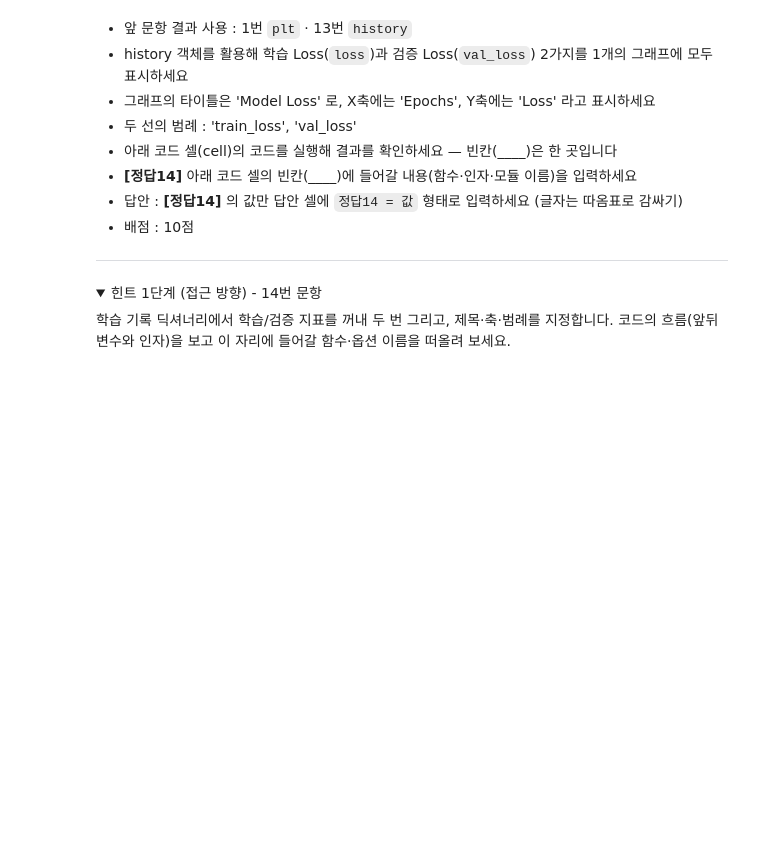
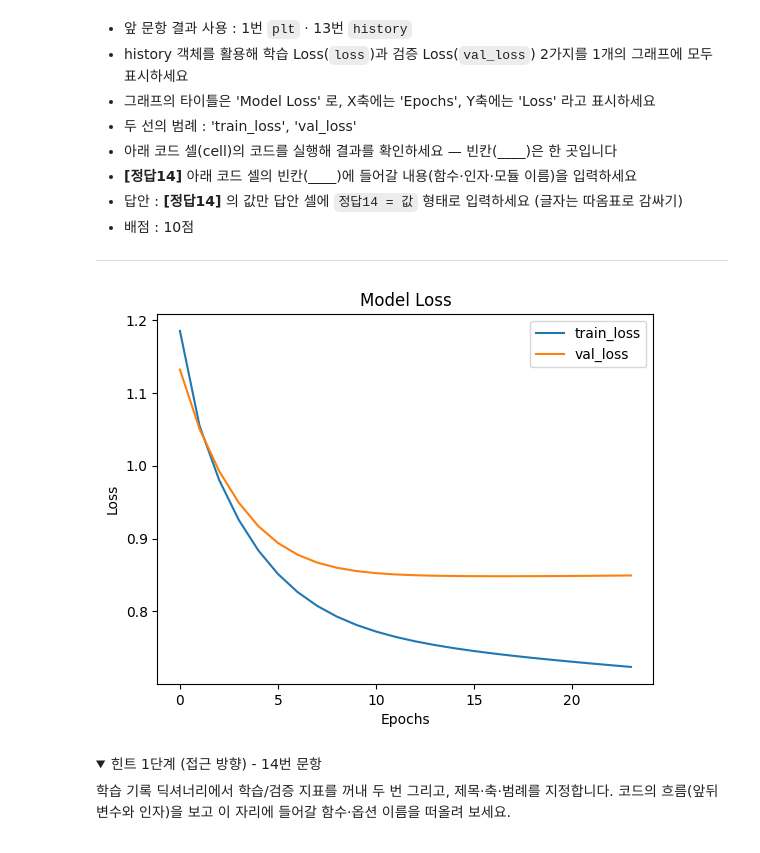
Before and after one commit to giljungyu62/cute, a Jupyter notebook: AA07/aa07-m3-question-notebook.ipynb, the cells around one changed output. Saved outputs shown, nothing was run; the diff lists cells and outputs as text; code cells hidden in the pictures; folded sections open; blank space fills up the shorter version.

```diff
--- a/AA07/aa07-m3-question-notebook.ipynb
+++ b/AA07/aa07-m3-question-notebook.ipynb
@@ -820,7 +829,7 @@ model = Sequential([
     Dense(3, activation='softmax')
 ])
 
-estop = EarlyStopping(monitor='val_loss', ____=7, restore_best_weights=True)
+estop = EarlyStopping(monitor='val_loss', patience=7, restore_best_weights=True)
 cb_list = [estop]
 ckpt = ModelCheckpoint('best_model.keras', monitor='val_loss', save_best_only=True)
 cb_list.append(ckpt)
@@ -898,13 +925,15 @@ history = model.fit(X_train, y_train_cat,
 # %%
 # (코드 셀) 코드의 빈칸(____)을 채우고 실행하세요
 
 plt.plot(history.history['loss'])
 plt.plot(history.history['val_loss'])
 plt.title('Model Loss')
 plt.xlabel('Epochs')
 plt.ylabel('Loss')
-plt.____(['train_loss', 'val_loss'])
+plt.legend(['train_loss', 'val_loss'])
 plt.show()
+# %% [output]
+[figure, added]
 # %%
 # (14) 정답을 입력하세요 — `정답14` 에 값만 넣고 실행하세요
 
```
Also changed, not shown: parts of 19 cells of this notebook.
